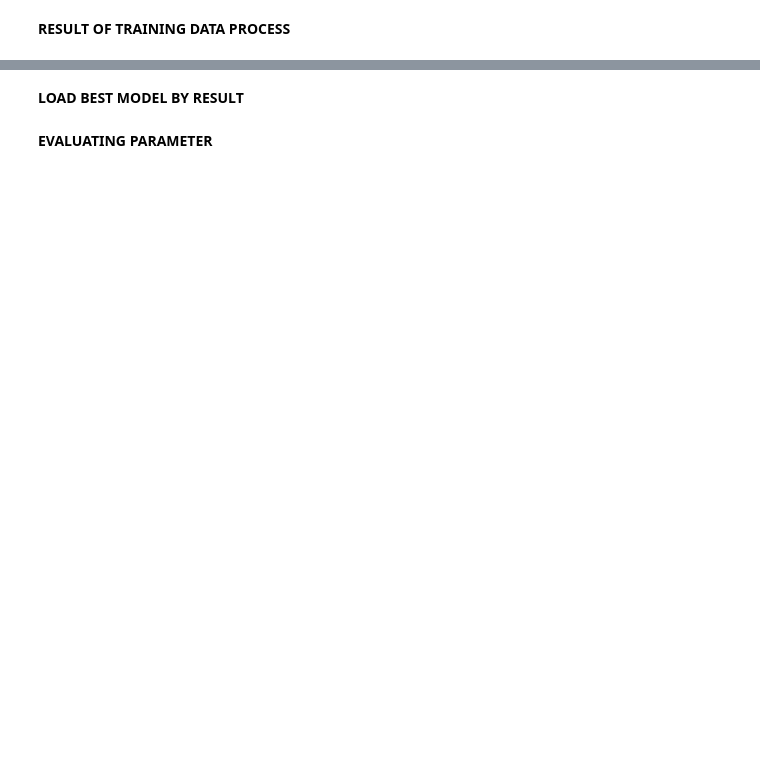
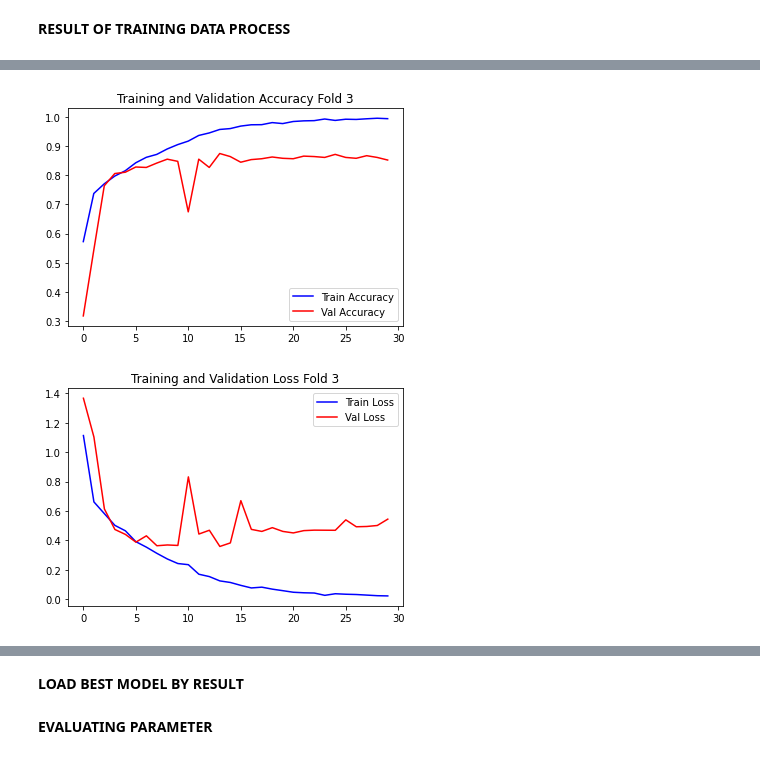
Before and after one commit to avishatr/TA, a Jupyter notebook: alexnet-corn-or-maize-disease-detectection.ipynb, the cells around one changed output, grey strips where cells are left out. Drawn from its saved outputs; the diff is of its cells as text; code cells hidden in the pictures; blank space fills up the shorter version.

```diff
--- a/alexnet-corn-or-maize-disease-detectection.ipynb
+++ b/alexnet-corn-or-maize-disease-detectection.ipynb
@@ -254,22 +306,25 @@ plt.show()
 # %%
 #FOLD 3
 #Train and validation accuracy
 plt.title('Training and Validation Accuracy Fold 3')
 plt.plot(model_history[2].history['accuracy'], label='Train Accuracy', color='blue', )
 plt.plot(model_history[2].history['val_accuracy'], label='Val Accuracy', color='red', )
 plt.legend()
 plt.savefig("Accuracy_fold 3.jpg")
 plt.show()
 
 plt.figure()
 
 #Train and validation loss
-plt.title('Training and Validation Accuracy Fold 3')
+plt.title('Training and Validation Loss Fold 3')
 plt.plot(model_history[2].history['loss'], label='Train Loss', color='blue', )
 plt.plot(model_history[2].history['val_loss'], label='Val Loss', color='red', )
 plt.legend()
 plt.savefig("Loss_fold 3.jpg")
 plt.show()
+# %% [output]
+[figure, added]
+[figure, added]
 # %%
 #FOLD 4
 #Train and validation accuracy
```
Also changed, not shown: parts of 19 cells of this notebook.
